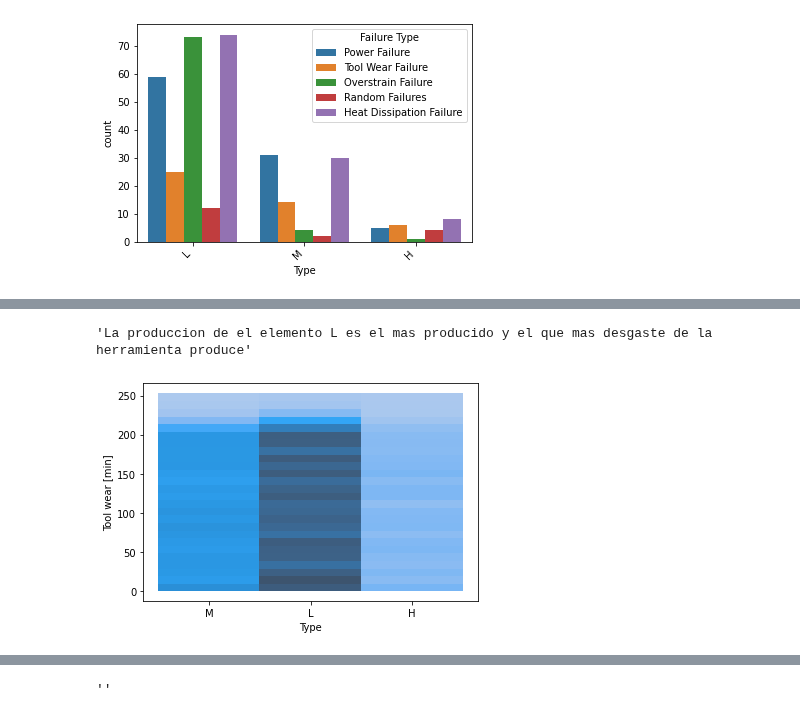
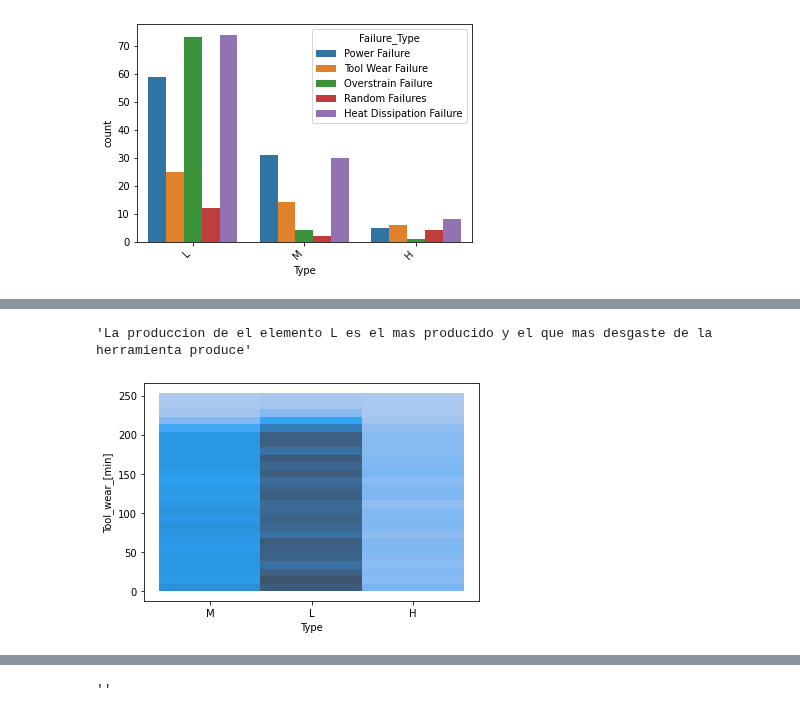
Before and after one commit to maxi879/proyecto_final_coder, a Jupyter notebook: analisis_mono_bi_variado.ipynb, the cells around one changed output, grey strips where cells are left out. Saved outputs shown, nothing was run; the diff lists cells and outputs as text; code cells hidden in the pictures.

```diff
--- a/analisis_mono_bi_variado.ipynb
+++ b/analisis_mono_bi_variado.ipynb
@@ -12,6 +12,6 @@ import seaborn as sns
 import imblearn
 # %%
 # Leer .csv y creo un DF
-df = pd.read_csv('Base_predictive_maintenance.csv', delimiter=",", index_col= ["UDI", "Product ID"])
+df = pd.read_csv('Base_predictive_maintenance.csv', delimiter=",", index_col= ["UDI", "Product_ID"])
 df.head()
 # %% [output]
@@ -242,11 +238,11 @@ Target es un outlier debido a que su valor es 0 o 1
 [figure]
 # %%
 # Histogramas de desgaste.
-hist= sns.histplot(y=df["Tool wear [min]"], x=df["Type"])
+hist= sns.histplot(y=df["Tool_wear_[min]"], x=df["Type"])
 "La produccion de el elemento L es el mas producido y el que mas desgaste de la herramienta produce"
 # %% [output]
 'La produccion de el elemento L es el mas producido y el que mas desgaste de la herramienta produce'
-[figure, old version]
+[figure, new version]
 # %%
 # Analisis de float
 for aux in float:
```
Also changed, not shown: parts of 20 cells of this notebook, 2 other files.
